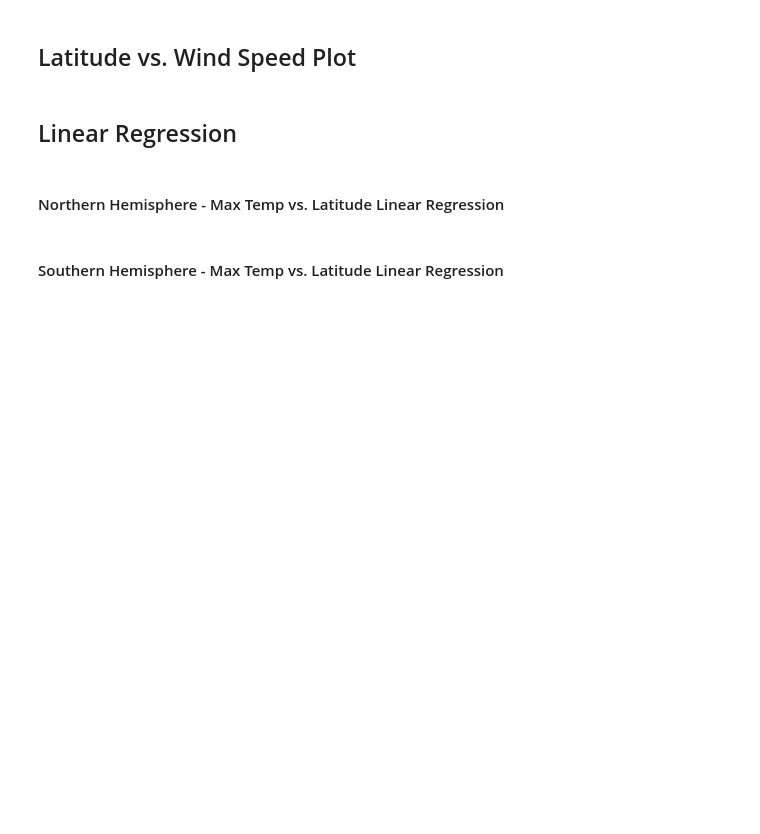
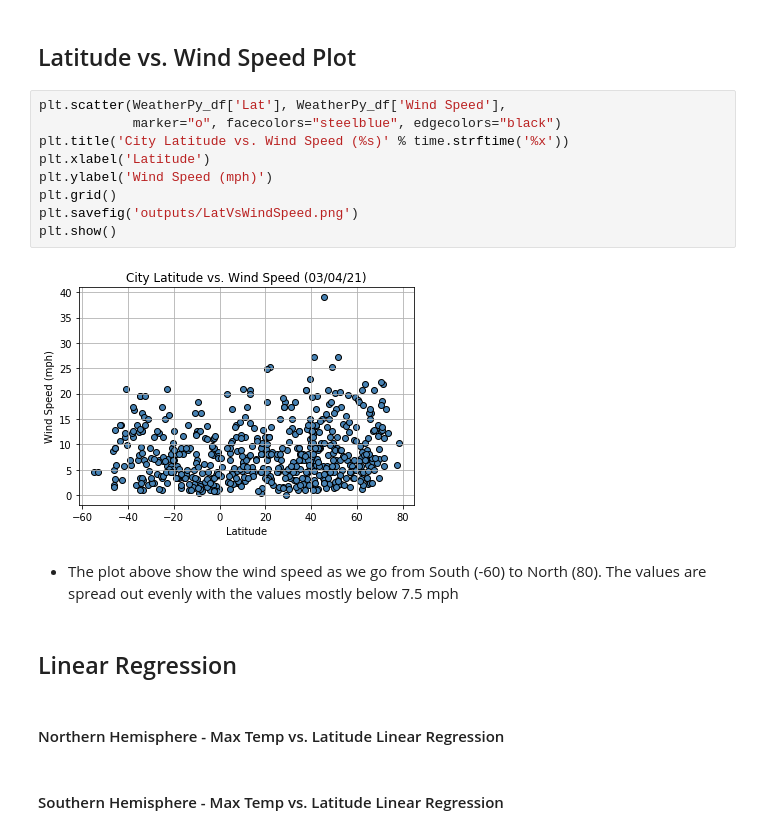
Before and after one commit to tnguyen0306/Python-API-What-is-the-Weather-Like, a Jupyter notebook: WeatherPy.ipynb, the cells around one changed output. Cells and saved outputs as stored; diff of their text form; blank space fills up the shorter version.

```diff
--- a/WeatherPy.ipynb
+++ b/WeatherPy.ipynb
@@ -200,5 +233,18 @@ plt.ylabel('Max Temperature (F)')
 # %% [markdown]
 ## Latitude vs. Wind Speed Plot
+# %%
+plt.scatter(WeatherPy_df['Lat'], WeatherPy_df['Wind Speed'],
+            marker="o", facecolors="steelblue", edgecolors="black")
+plt.title('City Latitude vs. Wind Speed (%s)' % time.strftime('%x'))
+plt.xlabel('Latitude')
+plt.ylabel('Wind Speed (mph)')
+plt.grid()
+plt.savefig('outputs/LatVsWindSpeed.png')
+plt.show()
+# %% [output]
+[figure, added]
+# %% [markdown]
+* The plot above show the wind speed as we go from South (-60) to North (80). The values are spread out evenly with the values mostly below 7.5 mph
 # %% [markdown]
 ## Linear Regression
 # %% [markdown]
```
Also changed, not shown: parts of 6 cells of this notebook.
